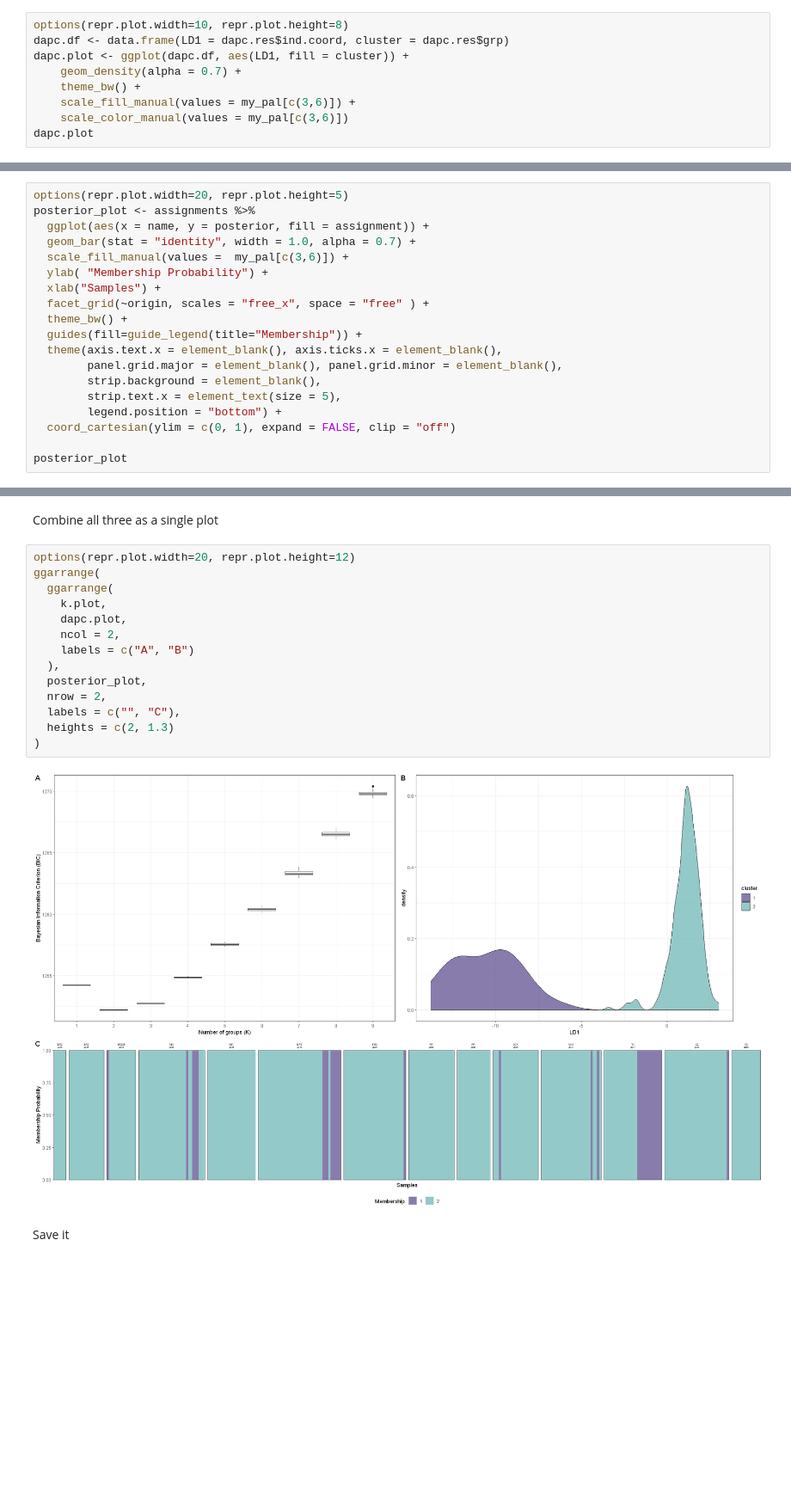
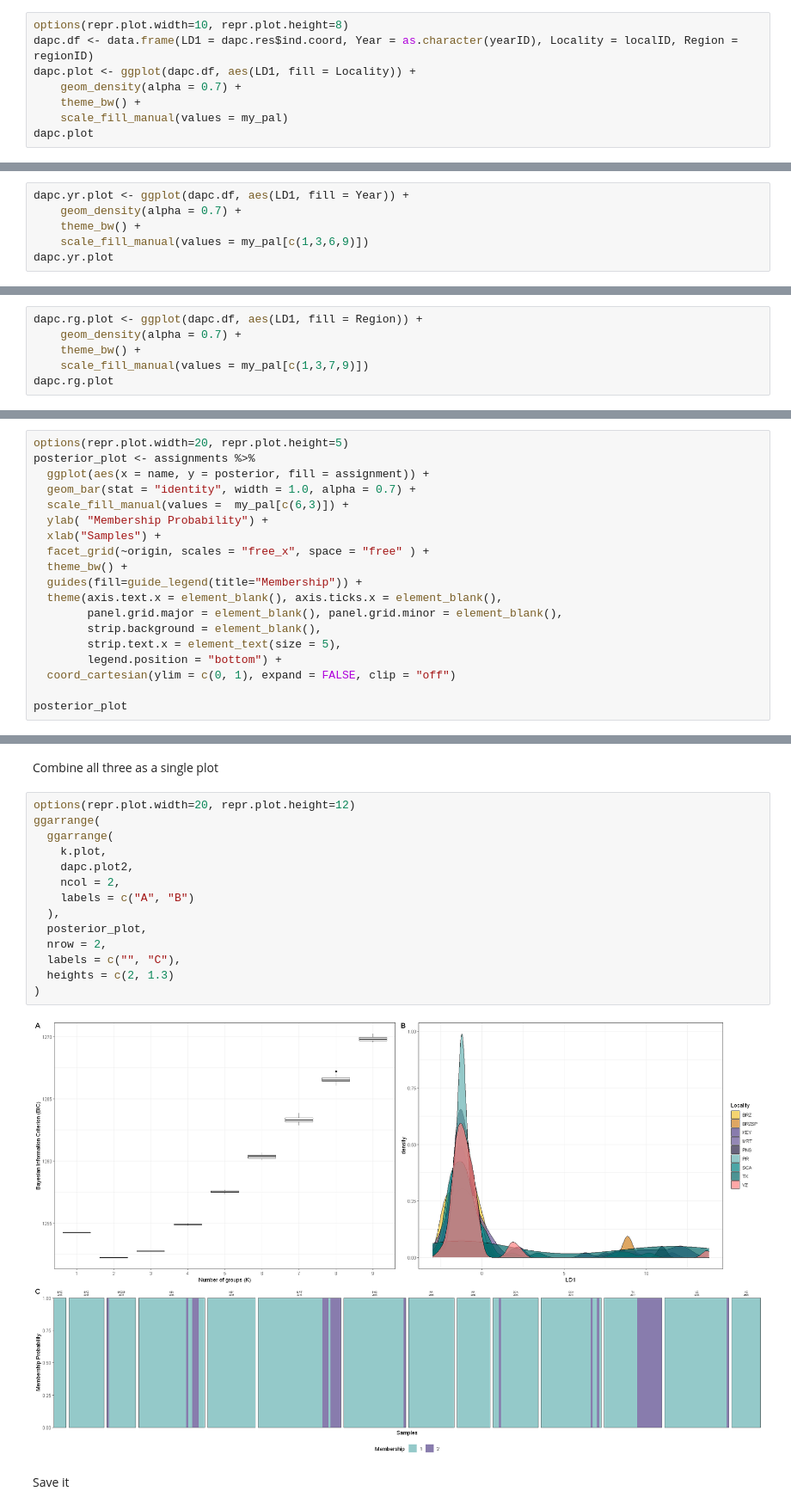
Before and after one commit to pdimens/2022-Tatlanticus_popgen, a Jupyter notebook: dapc/dapc.ipynb, the cells around one changed output, grey strips where cells are left out. Shown at 86% size. Drawn from its saved outputs; the diff is of its cells as text; blank space fills up the shorter version.

```diff
--- a/dapc/dapc.ipynb
+++ b/dapc/dapc.ipynb
@@ -101,11 +100,10 @@ dapc.res <- dapc(bft, pop = kmeans.grp, n.pca = pcval, n.da = 5)
 ## Plot by Locality
 # %%
 options(repr.plot.width=10, repr.plot.height=8)
-dapc.df <- data.frame(LD1 = dapc.res$ind.coord, cluster = dapc.res$grp)
-dapc.plot <- ggplot(dapc.df, aes(LD1, fill = cluster)) +
+dapc.df <- data.frame(LD1 = dapc.res$ind.coord, Year = as.character(yearID), Locality = localID, Region = regionID)
+dapc.plot <- ggplot(dapc.df, aes(LD1, fill = Locality)) +
     geom_density(alpha = 0.7) +
     theme_bw() +
-    scale_fill_manual(values = my_pal[c(3,6)]) +
-    scale_color_manual(values = my_pal[c(3,6)])
+    scale_fill_manual(values = my_pal)
 dapc.plot
 # %% [output]
@@ -112,0 +111,6 @@ dapc.plot
+# %%
+dapc.yr.plot <- ggplot(dapc.df, aes(LD1, fill = Year)) +
+    geom_density(alpha = 0.7) +
+    theme_bw() +
+    scale_fill_manual(values = my_pal[c(1,3,6,9)])
+dapc.yr.plot
@@ -112,0 +119,6 @@ dapc.plot
+# %%
+dapc.rg.plot <- ggplot(dapc.df, aes(LD1, fill = Region)) +
+    geom_density(alpha = 0.7) +
+    theme_bw() +
+    scale_fill_manual(values = my_pal[c(1,3,7,9)])
+dapc.rg.plot
@@ -138,7 +152,7 @@ options(repr.plot.width=20, repr.plot.height=5)
 posterior_plot <- assignments %>%
   ggplot(aes(x = name, y = posterior, fill = assignment)) +
   geom_bar(stat = "identity", width = 1.0, alpha = 0.7) +
-  scale_fill_manual(values =  my_pal[c(3,6)]) +
+  scale_fill_manual(values =  my_pal[c(6,3)]) +
   ylab( "Membership Probability") +
   xlab("Samples") +
   facet_grid(~origin, scales = "free_x", space = "free" ) +
@@ -159,19 +173,19 @@ Combine all three as a single plot
 # %%
 options(repr.plot.width=20, repr.plot.height=12)
 ggarrange(
   ggarrange(
     k.plot,
-    dapc.plot,
+    dapc.plot2,
     ncol = 2,
     labels = c("A", "B")
   ),
   posterior_plot,
   nrow = 2,
   labels = c("", "C"),
   heights = c(2, 1.3)
 )
 # %% [output]
-[figure, old version]
+[figure, new version]
 # %% [markdown]
 Save it
 # %%
```
Also changed, not shown: parts of 7 cells of this notebook, 1 other file.
